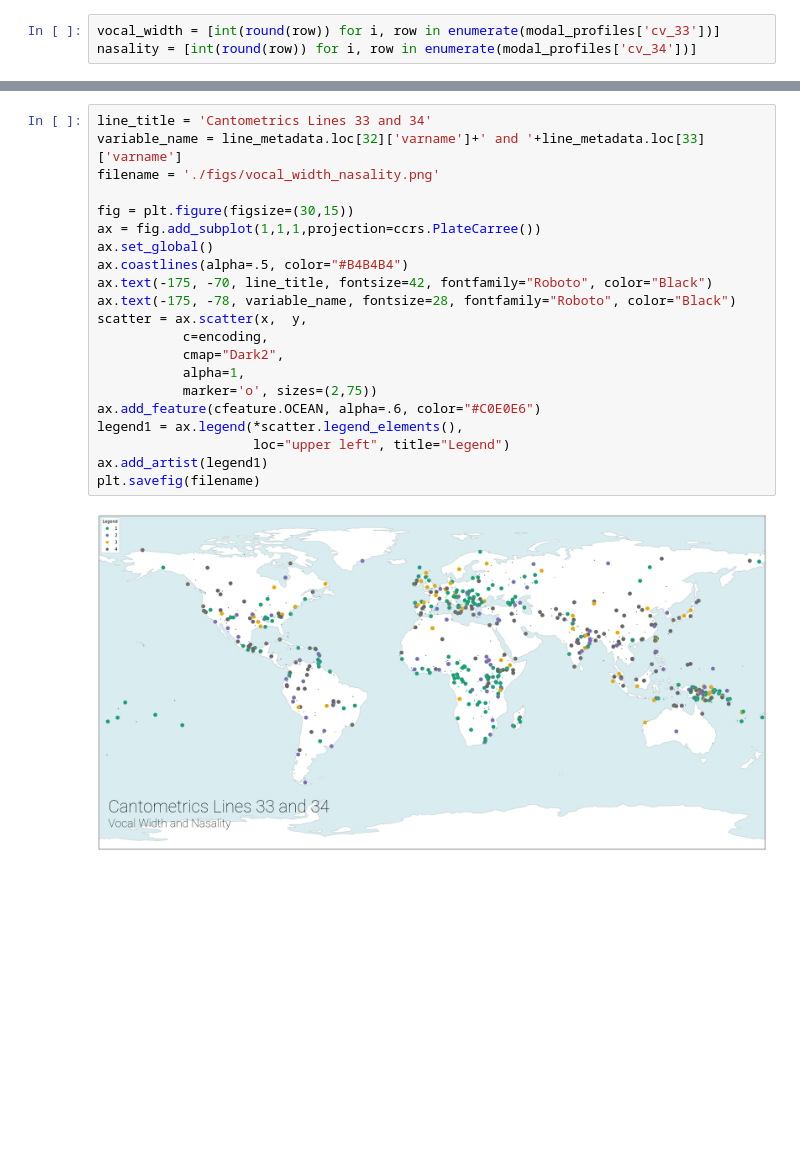
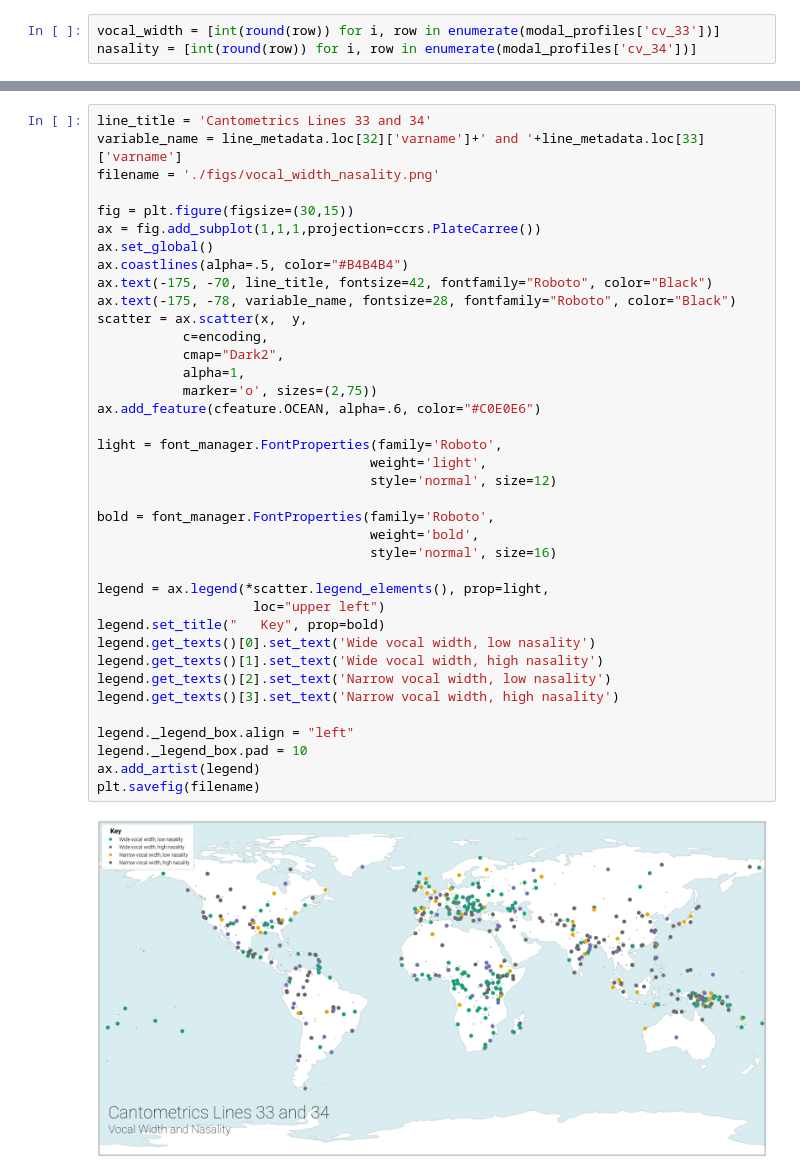
Before and after one commit to theglobaljukebox/Woodetal2021-Analysis, a Jupyter notebook: Modal Profiles.ipynb, the cells around one changed output, grey strips where cells are left out. Cells and saved outputs as stored; diff of their text form; blank space fills up the shorter version.

Commit message:
added legend to main figure

```diff
--- a/Modal Profiles.ipynb
+++ b/Modal Profiles.ipynb
@@ -84,23 +90,40 @@ for i in range(len(vocal_width)):
 # %%
 line_title = 'Cantometrics Lines 33 and 34'
 variable_name = line_metadata.loc[32]['varname']+' and '+line_metadata.loc[33]['varname']
 filename = './figs/vocal_width_nasality.png'
 
 fig = plt.figure(figsize=(30,15))
 ax = fig.add_subplot(1,1,1,projection=ccrs.PlateCarree())
 ax.set_global()
 ax.coastlines(alpha=.5, color="#B4B4B4")
 ax.text(-175, -70, line_title, fontsize=42, fontfamily="Roboto", color="Black")
 ax.text(-175, -78, variable_name, fontsize=28, fontfamily="Roboto", color="Black")
 scatter = ax.scatter(x,  y,
            c=encoding,
            cmap="Dark2",
            alpha=1,
            marker='o', sizes=(2,75))
 ax.add_feature(cfeature.OCEAN, alpha=.6, color="#C0E0E6")
-legend1 = ax.legend(*scatter.legend_elements(),
-                    loc="upper left", title="Legend")
-ax.add_artist(legend1)
+
+light = font_manager.FontProperties(family='Roboto',
+                                   weight='light',
+                                   style='normal', size=12)
+
+bold = font_manager.FontProperties(family='Roboto',
+                                   weight='bold',
+                                   style='normal', size=16)
+
+legend = ax.legend(*scatter.legend_elements(), prop=light,
+                    loc="upper left")
+legend.set_title("   Key", prop=bold)
+legend.get_texts()[0].set_text('Wide vocal width, low nasality')
+legend.get_texts()[1].set_text('Wide vocal width, high nasality')
+legend.get_texts()[2].set_text('Narrow vocal width, low nasality')
+legend.get_texts()[3].set_text('Narrow vocal width, high nasality')
+
+legend._legend_box.align = "left"
+legend._legend_box.pad = 10
+ax.add_artist(legend)
 plt.savefig(filename)
 # %% [output]
-[figure, old version]
+[figure, new version]
```
Also changed, not shown: parts of 4 cells of this notebook, 1 other file.
